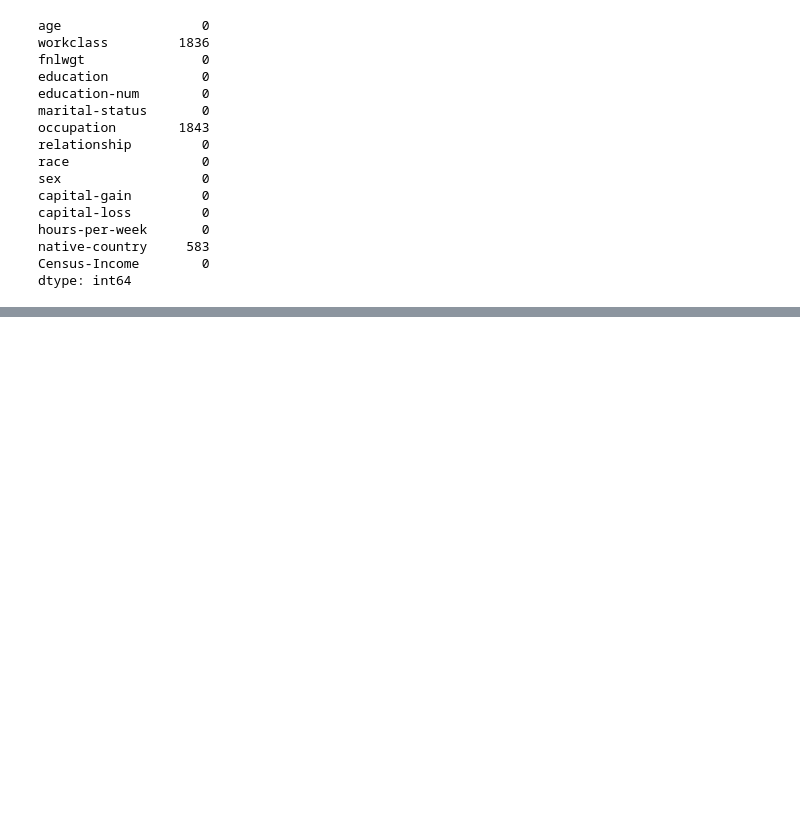
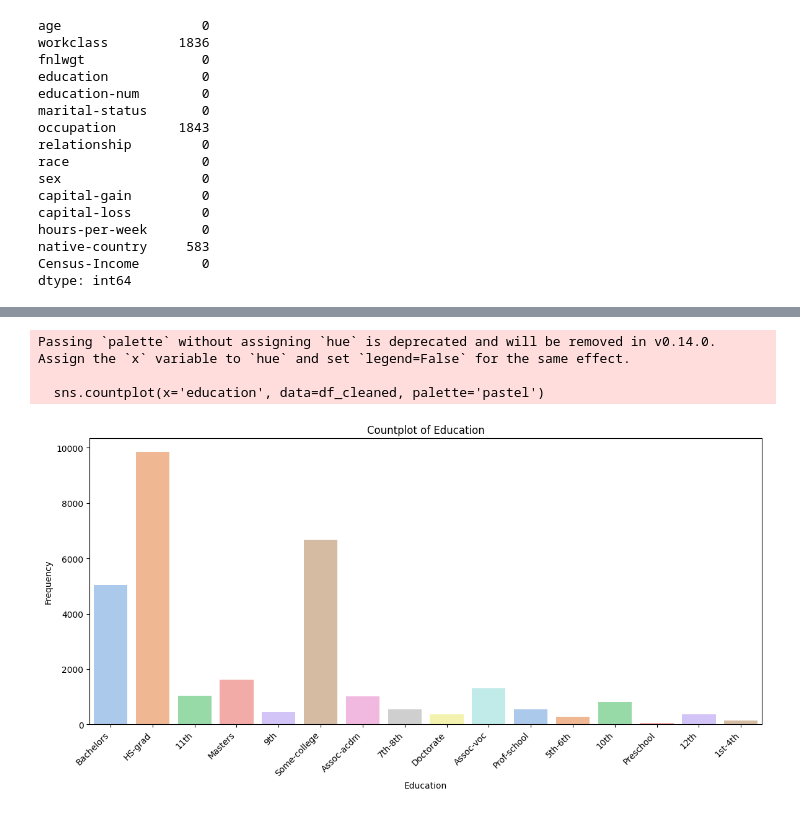
Before and after one commit to ThiseniSenethma/Prediction-of-income-per-year-based-on-Census-Data-with-Na-ve-Bayes-and-Random-Forest-Classification, a Jupyter notebook: ML_cw.ipynb, the cells around one changed output, grey strips where cells are left out. Cells and saved outputs as stored; diff of their text form; code cells hidden in the pictures; blank space fills up the shorter version.

```diff
--- a/ML_cw.ipynb
+++ b/ML_cw.ipynb
@@ -153,0 +168,14 @@ df.columns = headers
+# %%
+# Assuming df_cleaned is your cleaned DataFrame
+plt.figure(figsize=(14, 6))
+sns.countplot(x='education', data=df_cleaned, palette='pastel')
+plt.title('Countplot of Education')
+plt.xlabel('Education')
+plt.ylabel('Frequency')
+plt.xticks(rotation=45, ha='right')  # Rotate x-axis labels for better readability
+plt.show()
+# %% [output]
+Passing `palette` without assigning `hue` is deprecated and will be removed in v0.14.0. Assign the `x` variable to `hue` and set `legend=False` for the same effect.
+
+  sns.countplot(x='education', data=df_cleaned, palette='pastel')
+[figure, added]
```
Also changed, not shown: parts of 15 cells of this notebook.
